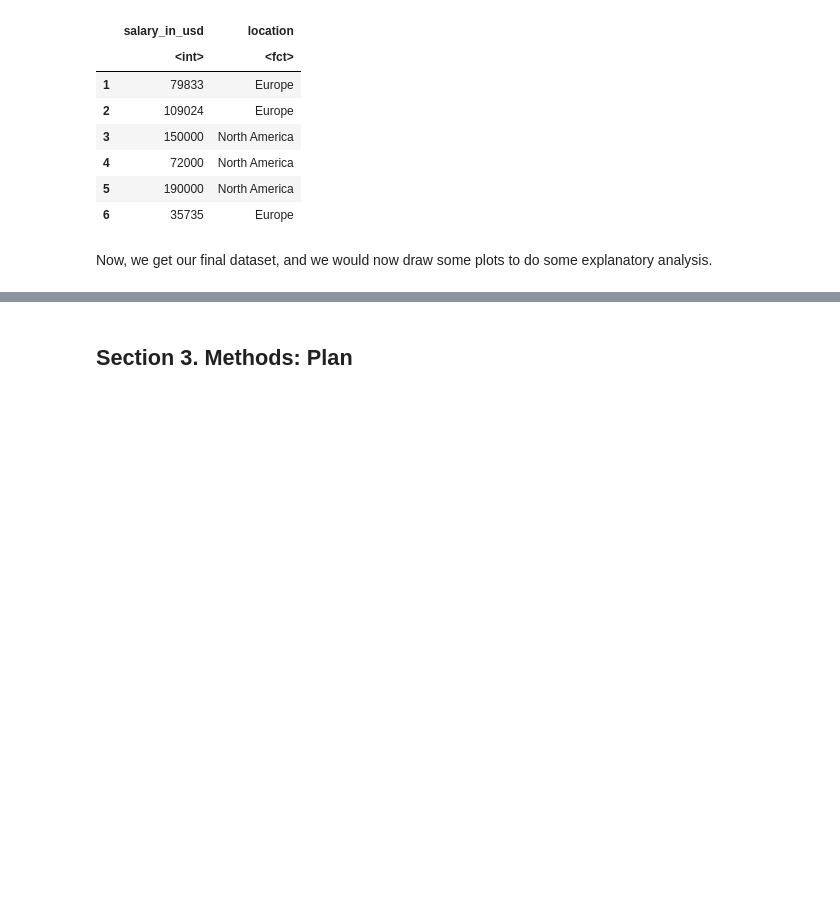
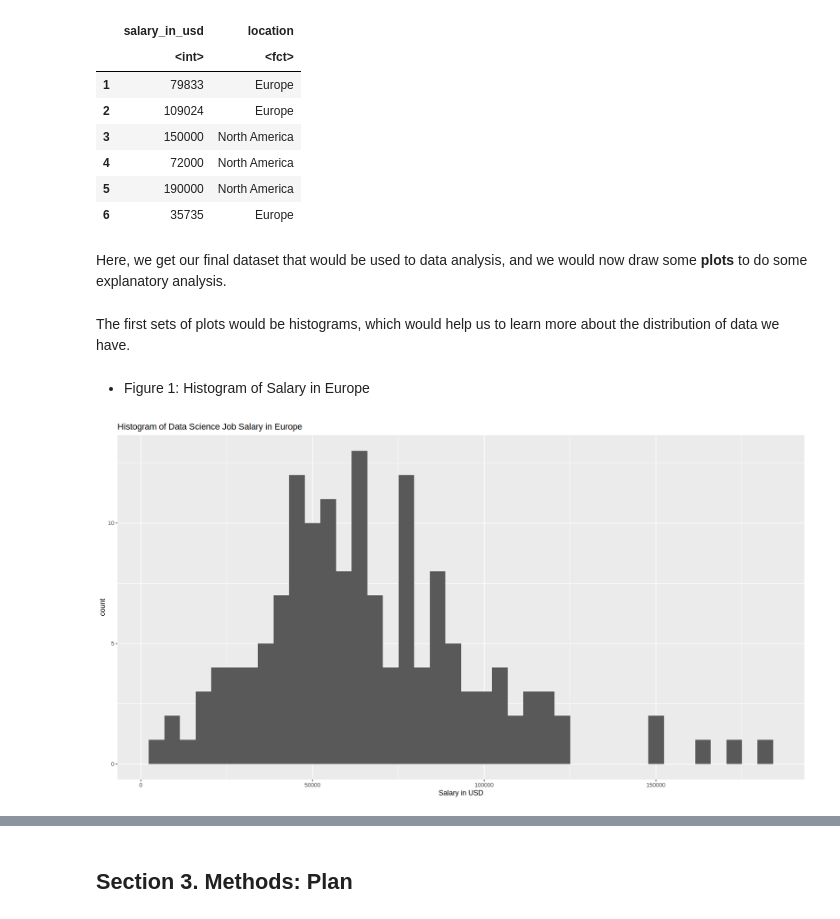
Before and after one commit to ScottCY/Hypothesis-Testing-New-York-City-Airbnb-booking-Prices, a Jupyter notebook: Proposal stat201.ipynb, the cells around one changed output, grey strips where cells are left out. Cells and saved outputs as stored; diff of their text form; code cells hidden in the pictures; blank space fills up the shorter version.

```diff
--- a/Proposal stat201.ipynb
+++ b/Proposal stat201.ipynb
@@ -78,4 +82,18 @@ A data.frame: 6 × 2
 | 5 | 190000 | North America |
 | 6 | 35735 | Europe |
 # %% [markdown]
-Now, we get our final dataset, and we would now draw some plots to do some explanatory analysis.
+Here, we get our final dataset that would be used to data analysis, and we would now draw some **plots** to do some explanatory analysis.
+# %% [markdown]
+The first sets of plots would be histograms, which would help us to learn more about the distribution of data we have.
+# %% [markdown]
+* Figure 1: Histogram of Salary in Europe
+# %%
+histogram_europe <- ds_final %>%
+    filter(location == "Europe") %>%
+    ggplot(aes(x = salary_in_usd)) +
+    geom_histogram(bins = 40) +
+    xlab("Salary in USD") +
+    ggtitle("Histogram of Data Science Job Salary in Europe")
+histogram_europe
+# %% [output]
+[figure, added]
```
Also changed, not shown: parts of 11 cells of this notebook.
